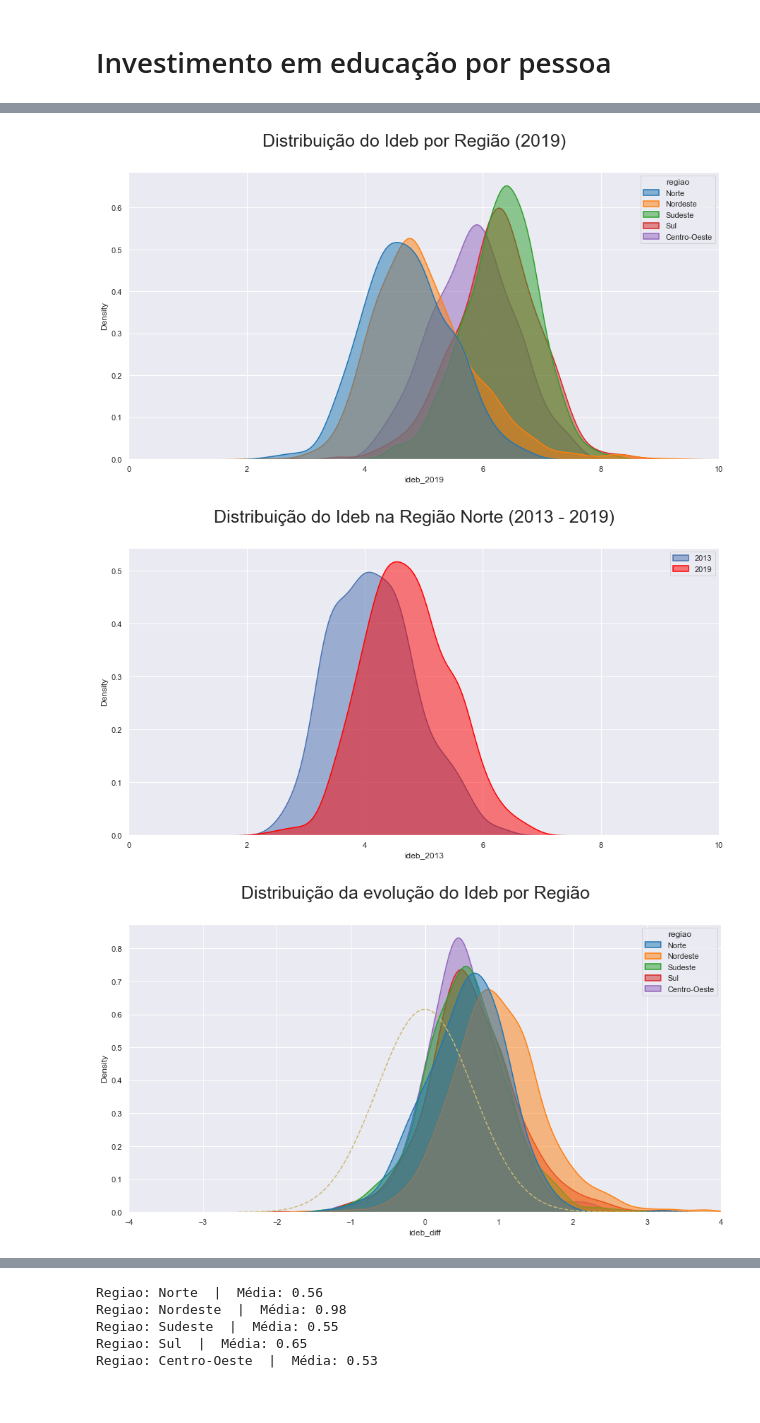
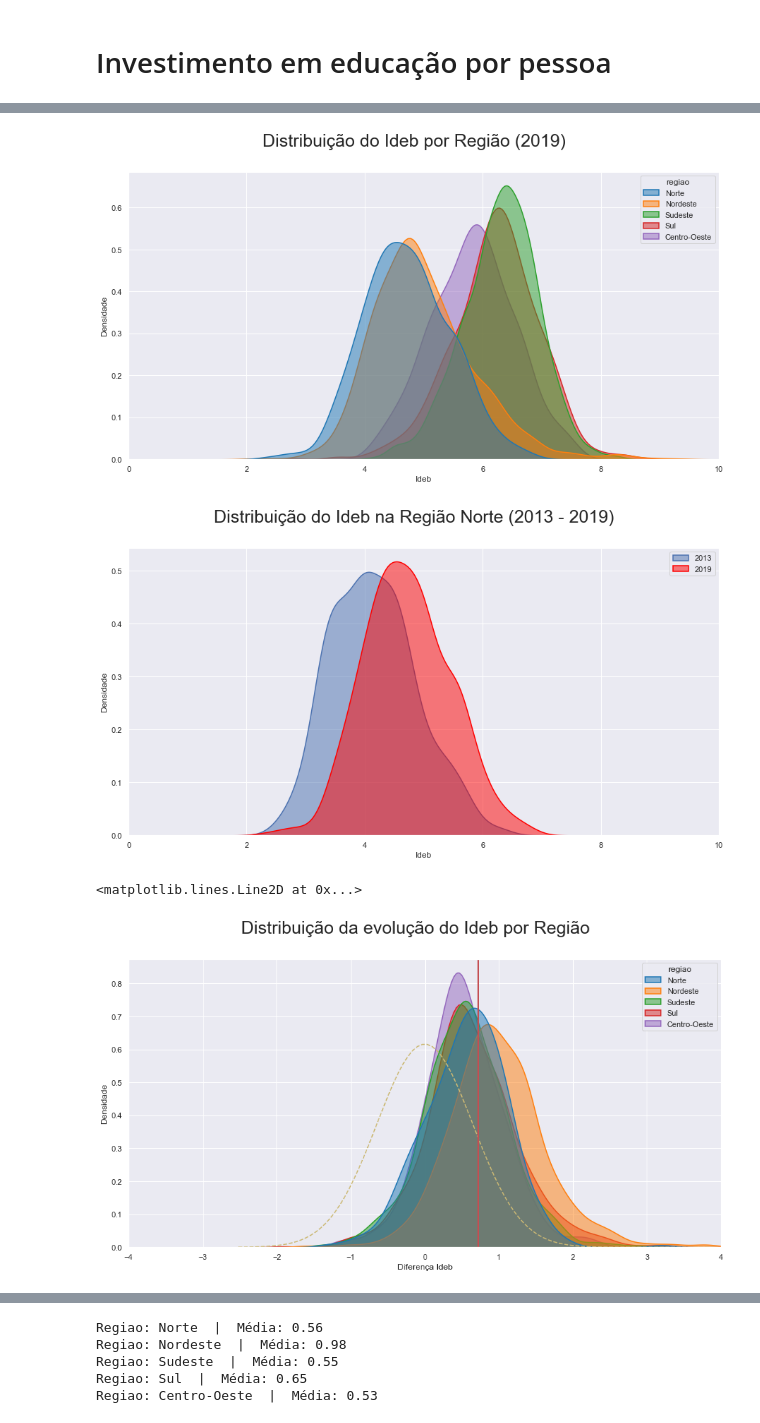
Before and after one commit to UFRJ-Analytica/odd2021, a Jupyter notebook: analises.ipynb, the cells around one changed output, grey strips where cells are left out. Cells and saved outputs as stored; diff of their text form; code cells hidden in the pictures.

```diff
--- a/analises.ipynb
+++ b/analises.ipynb
@@ -171,3 +165,0 @@ sorted_evolucao_idh = df_evolucao_idh.sort_values(by='idhm').reset_index(drop=Tr
-# %%
-MUN_IDS = get_mun_ids()
-MUN_IDS.head(5)
@@ -275,6 +216,6 @@ Despesas apenas com o Ensino Fundamental. Esse filtro foi feito a fim de explora
 # %%
-despesas_fundamental = corrigido_df_despesas.loc[(corrigido_df_despesas["conta"]=="Ensino Fundamental") &
-                                                 (corrigido_df_despesas["ano"].isin([2013,2017]))].sort_values(by=["id_municipio", "ano"]).dropna().reset_index(drop=True)
+despesas_fundamental = df_despesas.loc[(df_despesas["conta"]=="Ensino Fundamental") &
+                                                 (df_despesas["ano"].isin([2013,2017]))].sort_values(by=["id_municipio", "ano"]).dropna().reset_index(drop=True)
 
 despesas_fundamental.sample(5).head()
 # %% [output]
@@ -305,5 +239,7 @@ populacao_mun
 # %%
 def format_tabela_despesas_ideb(ideb, despesas, populacao):
+
+    igpm = 30.46
     tabela_despesas_ideb = pd.DataFrame(columns=["id_municipio",
                                           "municipio",
                                           "sigla_uf",
@@ -375,6 +311,7 @@ def format_tabela_despesas_ideb(ideb, despesas, populacao):
             "valor_2013": mun_despesas_2013,
             "valor_2017": mun_despesas_2017,
             "valor_diff": mun_despesas_2017 - mun_despesas_2013,
+            "valor_diff_percent": round(((mun_despesas_2017/mun_despesas_2013)-1)*100,2) - igpm,
             "coeficiente_efetividade": coef
         }, ignore_index=True)
     return tabela_despesas_ideb
@@ -476,14 +421,15 @@ ax = sns.kdeplot(data = tabela_despesas_ideb,
 
 ax.set_xlim(0, 10)
 
+ax.xaxis.set_label_text('Ideb')
 
+ax.yaxis.set_label_text('Densidade')
 
 fig.suptitle('Distribuição do Ideb por Região (2019)', fontsize=25)
 
-
 plt.savefig("./Imagens/dist_ideb_regiao_2019.png", dpi=400)
 # %% [output]
-[figure, old version]
+[figure, new version]
 # %%
 sns.set_theme(style="darkgrid")
 
@@ -515,13 +461,18 @@ ax.legend(["2013","2019"])
 ax.set_xlim(0, 10)
 ax.set_xlim(0, 10)
 
+ax.xaxis.set_label_text('Ideb')
+
+ax.yaxis.set_label_text('Densidade')
+
+
 
 fig.suptitle('Distribuição do Ideb na Região Norte (2013 - 2019)', fontsize=25)
 
 
 plt.savefig("./Imagens/dist_ideb_norte_2013_2019.png", dpi=400)
 # %% [output]
-[figure, old version]
+[figure, new version]
 # %%
 sns.set_theme(style="darkgrid")
 
@@ -534,39 +485,36 @@ ax = sns.kdeplot(data = tabela_despesas_ideb,
                   fill = True,
                   common_norm = False,
                   alpha = .5,
                   linewidth = 1.5)
 
 
 media = tabela_despesas_ideb["ideb_diff"].mean()
 dp =  tabela_despesas_ideb["ideb_diff"].std()
 
 x_ = np.linspace(media - 5*dp, media + 5*dp, 100)
 
 
 plt.plot(x_,
          stats.norm.pdf(x_, 0, dp),
          '--',
          c='y')
 ax.set_xlim(-4, 4)
 
+ax.xaxis.set_label_text('Diferença Ideb')
+
+ax.yaxis.set_label_text('Densidade')
+
 
 
 fig.suptitle('Distribuição da evolução do Ideb por Região', fontsize=25)
 
 
 plt.savefig("./Imagens/dist_evolucao_ideb_regiao.png", dpi=400)
 
-#plt.show()
-
-# ax.plot(x_,
-#         lista_medias_municipio,
-#         marker='o',
-#         label='Média')
-
-
 
 ax.axvline(x=tabela_despesas_ideb["ideb_diff"].mean(),linewidth=2, color='r')
 
 #fig.show()
 # %% [output]
+<matplotlib.lines.Line2D at 0x...>
-[figure, old version]
+[figure, new version]
```
Also changed, not shown: parts of 54 cells of this notebook, 13 other files.
